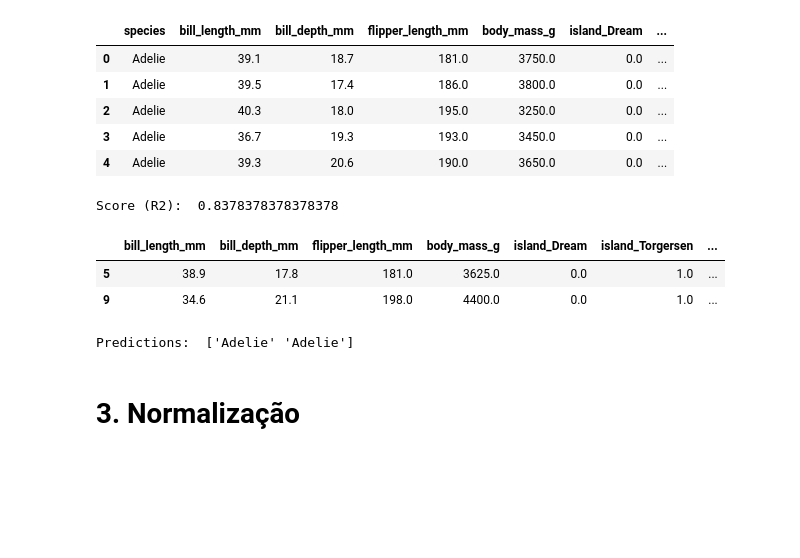
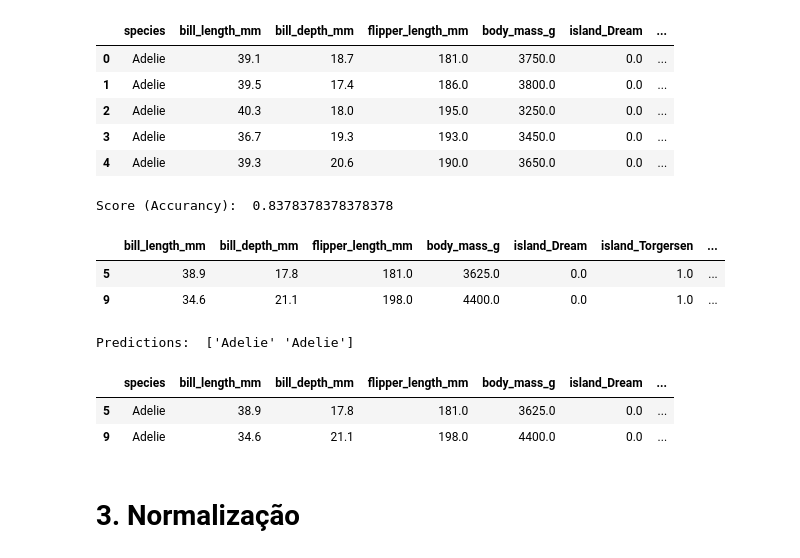
Before and after one commit to Rogerio-mack/IMT_CD_2024, a Jupyter notebook: IMT_pre_processing.ipynb, the cells around one changed output. Drawn from its saved outputs; the diff is of its cells as text; code cells hidden in the pictures; blank space fills up the shorter version.

```diff
--- a/IMT_pre_processing.ipynb
+++ b/IMT_pre_processing.ipynb
@@ -159,9 +159,9 @@ model = KNeighborsClassifier()
 
 model.fit(X, y)
 
-print("Score (R2): ", model.score(X, y))
+print("Score (Accurancy): ", model.score(X, y))
 # %% [output]
-Score (R2):  0.8378378378378378
+Score (Accurancy):  0.8378378378378378
 # %%
 X_new = df_encoded.iloc[[5,9]].drop(columns=['species'])
 display(X_new.head())
@@ -172,6 +172,12 @@ print('Predictions: ', model.predict(X_new))
 | 5 | 38.9 | 17.8 | 181.0 | 3625.0 | 0.0 | 1.0 | ... |
 | 9 | 34.6 | 21.1 | 198.0 | 4400.0 | 0.0 | 1.0 | ... |
 Predictions:  ['Adelie' 'Adelie']
+# %%
+df_encoded.iloc[[5,9]]
+# %% [output]
+|  | species | bill_length_mm | bill_depth_mm | flipper_length_mm | body_mass_g | island_Dream | ... |
+| 5 | Adelie | 38.9 | 17.8 | 181.0 | 3625.0 | 0.0 | ... |
+| 9 | Adelie | 34.6 | 21.1 | 198.0 | 4400.0 | 0.0 | ... |
 # %% [markdown]
 # 3. Normalização
 # %% [markdown]
```
Also changed, not shown: parts of 1 cell of this notebook.
